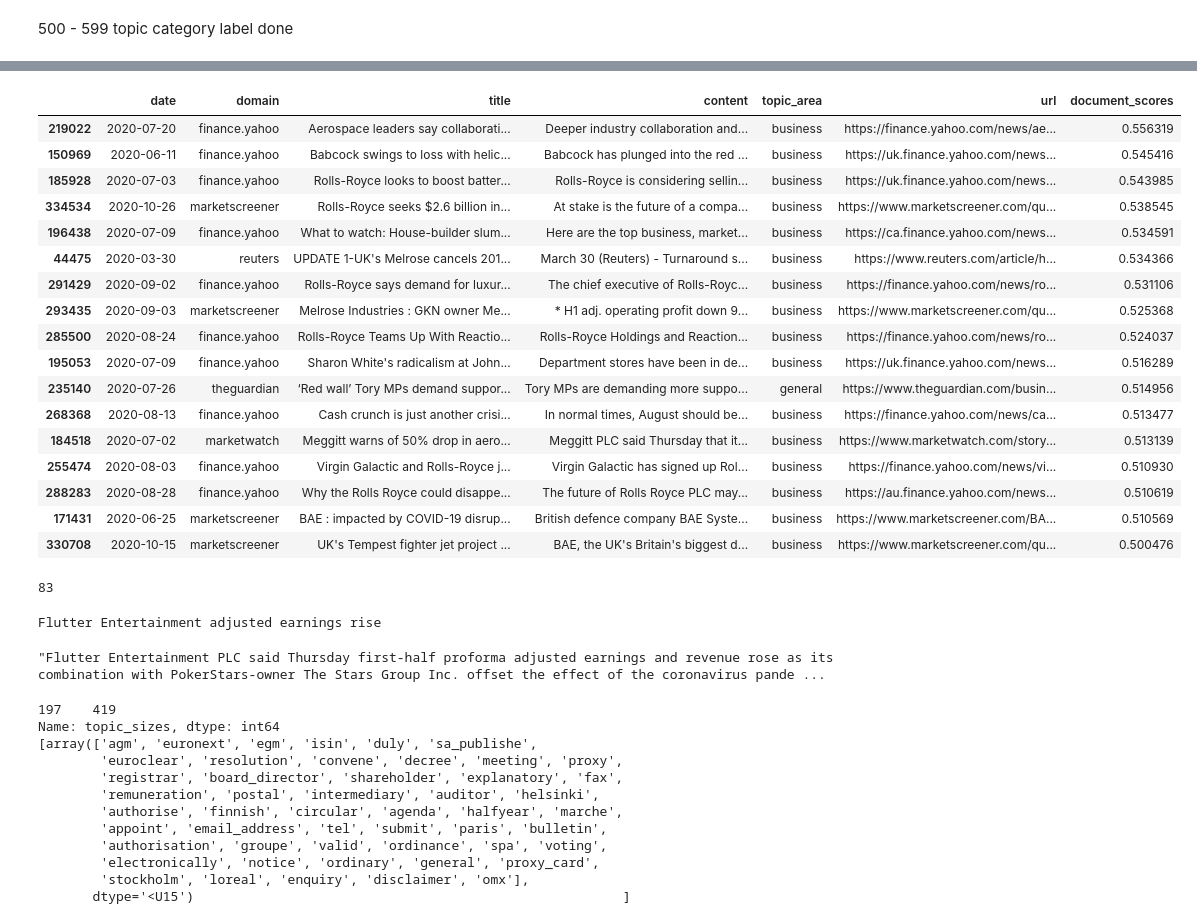
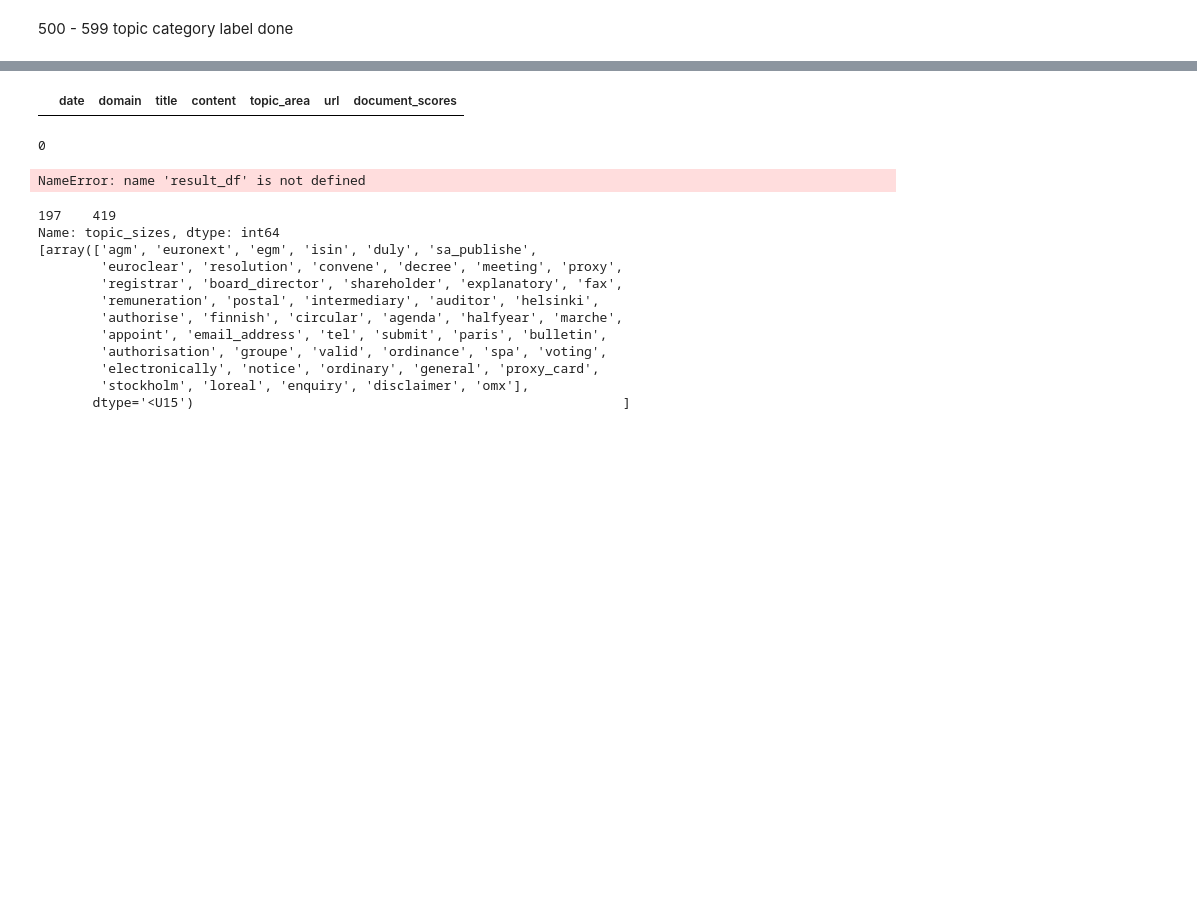
Before and after one commit to TraceyEtheridge/Thesis, a Jupyter notebook: Topic_Modelling_Top2Vec.ipynb, the cells around one changed output, grey strips where cells are left out. Drawn from its saved outputs; the diff is of its cells as text; code cells hidden in the pictures; blank space fills up the shorter version.

Commit message:
general

```diff
--- a/Topic_Modelling_Top2Vec.ipynb
+++ b/Topic_Modelling_Top2Vec.ipynb
@@ -8,12 +8,16 @@ import numpy as np
 import datetime as datetime
 import types
 import pickle
+from tqdm import tqdm
+from scipy import spatial
 
 from gensim.models.doc2vec import Doc2Vec, TaggedDocument
 from top2vec import Top2Vec
 
 import warnings
 warnings.filterwarnings("ignore", category=DeprecationWarning)
+
+pd.set_option('display.max_columns', 100)
 # %%
 !which jupyter
 # %% [output]
@@ -110,8 +114,8 @@ if find_topics:
     model.save('top2vec_vocab_limit_deep.model')
 else:
     #model = Top2Vec.load('top2vec.model')
-    model = Top2Vec.load('top2vec_vocab_limit.model')
-    #model = Top2Vec.load('top2vec_vocab_limit_deep.model')
+    #model = Top2Vec.load('top2vec_vocab_limit.model')
+    model = Top2Vec.load('top2vec_vocab_limit_deep.model')
 
 print(len(model.topic_words))
 print(model._get_word_vectors().shape)
@@ -3210,5 +3748,7 @@ df_topics_labelled.at[idx, 'topic_label'] = topic_label
 # %%
-topic_num = 660
+# covid entertainment finance other politics sport | company_specific
+
+topic_num = 890
 num_docs = df_topics[df_topics['topic_id'] == topic_num]['topic_sizes'].values[0]
 documents, document_scores, document_ids = model.search_documents_by_topic(topic_num=topic_num, num_docs=num_docs)
 
@@ -3255,35 +3794,17 @@ result_df[:50][['date', 'domain', 'title', 'content', 'topic_area', 'url', 'docu
 # %%
-result_df.iloc[100:120][['date', 'domain', 'title', 'content', 'topic_area', 'url', 'document_scores']]
+result_df.iloc[80:100][['date', 'domain', 'title', 'content', 'topic_area', 'url', 'document_scores']]
 # %% [output]
 |  | date | domain | title | content | topic_area | url | document_scores |
-| 219022 | 2020-07-20 | finance.yahoo | Aerospace leaders say collaborati... | Deeper industry collaboration and... | business | https://finance.yahoo.com/news/ae... | 0.556319 |
-| 150969 | 2020-06-11 | finance.yahoo | Babcock swings to loss with helic... | Babcock has plunged into the red ... | business | https://uk.finance.yahoo.com/news... | 0.545416 |
-| 185928 | 2020-07-03 | finance.yahoo | Rolls-Royce looks to boost batter... | Rolls-Royce is considering sellin... | business | https://uk.finance.yahoo.com/news... | 0.543985 |
-| 334534 | 2020-10-26 | marketscreener | Rolls-Royce seeks $2.6 billion in... | At stake is the future of a compa... | business | https://www.marketscreener.com/qu... | 0.538545 |
-| 196438 | 2020-07-09 | finance.yahoo | What to watch: House-builder slum... | Here are the top business, market... | business | https://ca.finance.yahoo.com/news... | 0.534591 |
-| 44475 | 2020-03-30 | reuters | UPDATE 1-UK's Melrose cancels 201... | March 30 (Reuters) - Turnaround s... | business | https://www.reuters.com/article/h... | 0.534366 |
-| 291429 | 2020-09-02 | finance.yahoo | Rolls-Royce says demand for luxur... | The chief executive of Rolls-Royc... | business | https://finance.yahoo.com/news/ro... | 0.531106 |
-| 293435 | 2020-09-03 | marketscreener | Melrose Industries : GKN owner Me... | * H1 adj. operating profit down 9... | business | https://www.marketscreener.com/qu... | 0.525368 |
-| 285500 | 2020-08-24 | finance.yahoo | Rolls-Royce Teams Up With Reactio... | Rolls-Royce Holdings and Reaction... | business | https://finance.yahoo.com/news/ro... | 0.524037 |
-| 195053 | 2020-07-09 | finance.yahoo | Sharon White's radicalism at John... | Department stores have been in de... | business | https://uk.finance.yahoo.com/news... | 0.516289 |
-| 235140 | 2020-07-26 | theguardian | ‘Red wall’ Tory MPs demand suppor... | Tory MPs are demanding more suppo... | general | https://www.theguardian.com/busin... | 0.514956 |
-| 268368 | 2020-08-13 | finance.yahoo | Cash crunch is just another crisi... | In normal times, August should be... | business | https://finance.yahoo.com/news/ca... | 0.513477 |
-| 184518 | 2020-07-02 | marketwatch | Meggitt warns of 50% drop in aero... | Meggitt PLC said Thursday that it... | business | https://www.marketwatch.com/story... | 0.513139 |
-| 255474 | 2020-08-03 | finance.yahoo | Virgin Galactic and Rolls-Royce j... | Virgin Galactic has signed up Rol... | business | https://finance.yahoo.com/news/vi... | 0.510930 |
-| 288283 | 2020-08-28 | finance.yahoo | Why the Rolls Royce could disappe... | The future of Rolls Royce PLC may... | business | https://au.finance.yahoo.com/news... | 0.510619 |
-| 171431 | 2020-06-25 | marketscreener | BAE : impacted by COVID-19 disrup... | British defence company BAE Syste... | business | https://www.marketscreener.com/BA... | 0.510569 |
-| 330708 | 2020-10-15 | marketscreener | UK's Tempest fighter jet project ... | BAE, the UK's Britain's biggest d... | business | https://www.marketscreener.com/qu... | 0.500476 |
 # %%
-result_df['content'].str.lower().str.contains('misinformation').sum()
+result_df['content'].str.lower().str.contains('beach').sum()
 # %% [output]
-83
+0
 # %%
-idx = 287790
+idx = 259335
 print(result_df.loc[idx]['title'])
-result_df.loc[idx]['content']
+print(result_df.loc[idx]['content'])
 # %% [output]
-Flutter Entertainment adjusted earnings rise
+NameError: name 'result_df' is not defined
-"Flutter Entertainment PLC said Thursday first-half proforma adjusted earnings and revenue rose as its combination with PokerStars-owner The Stars Group Inc. offset the effect of the coronavirus pande ...
 # %%
 #df_topics_labelled[df_topics_labelled['topic_label'] != ""]
 # %%
```
Also changed, not shown: parts of 82 cells of this notebook, 5 other files.
